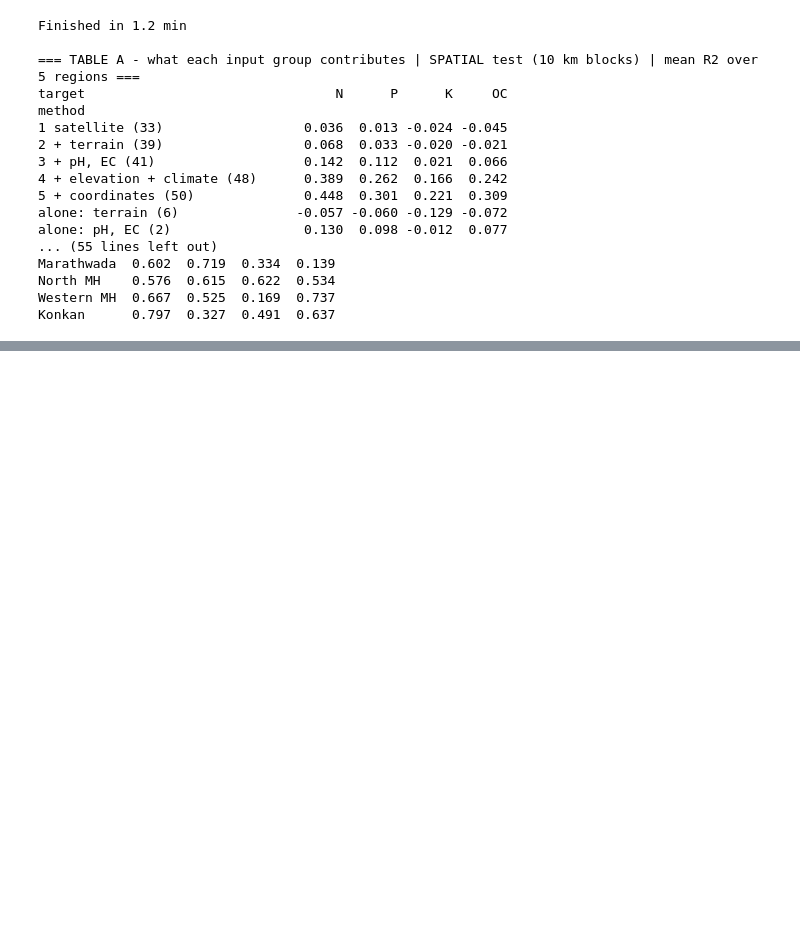
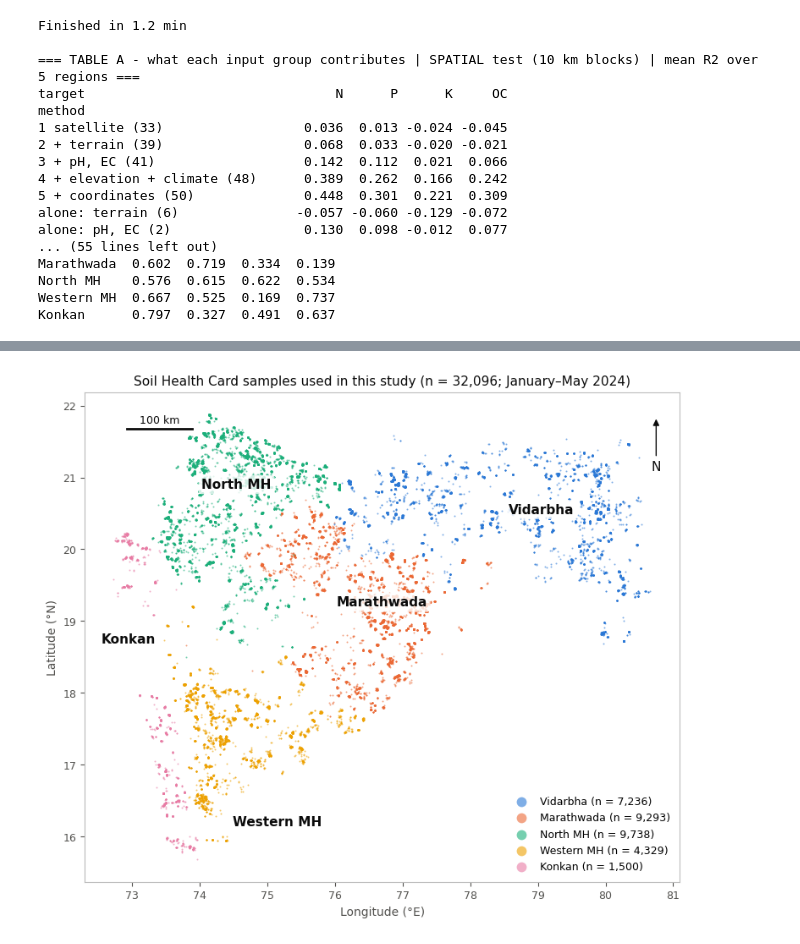
Before and after one commit to paresh-dhok/EXP_PAS_DOCS, a Jupyter notebook: new.ipynb, the cells around one changed output, grey strips where cells are left out. Drawn from its saved outputs; the diff is of its cells as text; code cells hidden in the pictures; blank space fills up the shorter version.

```diff
--- a/new.ipynb
+++ b/new.ipynb
@@ -4828,0 +5682,20 @@ Konkan      0.797  0.327  0.491  0.637
+# %%
+jobs = []
+for name in ["Random Forest", "MLP", "KNN", "LightGBM", "Linear (ridge)"]:     # slowest first
+    for t in TARGETS:
+        y = clus[t].to_numpy(float)[mask]
+        jobs.append((name, t, "spatial 10 km", X_nr, P_nr, y, G_nr, SEED))
+        jobs.append((name, t, "random 70/30", X_nr, P_nr, y, None, SEED))
+t0 = time.time()
+res51 = pd.DataFrame(Parallel(n_jobs=-1)(delayed(task44)(*j) for j in jobs))
+res51.to_csv(RES_DIR / "51_model_comparison_final.csv", index=False)
+print(f"Finished in {(time.time() - t0) / 60:.1f} min")
+print("\nCPU seconds per model (all jobs):", res51.groupby("model")["sec"].sum().round(0).to_dict())
+for m in ["R2", "RMSE"]:
+    for test in ["random 70/30", "spatial 10 km"]:
+        print(f"\n=== {m}, {test}, no Raigad, 39 inputs + neighbourhood ===")
+        print(res51[res51["test"] == test].pivot_table(index="model", columns="target", values=m)
+              .reindex(MODELS)[TARGETS].round(3).to_string())
+d = res51.pivot_table(index=["model", "target"], columns="test", values="R2")
+print("\n=== R2 drop, random 70/30 -> spatial 10 km ===")
+print((d["random 70/30"] - d["spatial 10 km"]).unstack("target").reindex(MODELS)[TARGETS].round(3).to_string())
@@ -4828,0 +5851,33 @@ Konkan      0.797  0.327  0.491  0.637
+# %%
+REG_COLORS = {"Vidarbha": "#2a78d6", "Marathwada": "#eb6834", "North MH": "#1baf7a",
+              "Western MH": "#eda100", "Konkan": "#e87ba4"}
+LABEL_POS = {"Konkan": (72.95, 18.75), "Western MH": (75.15, 16.2)}      # manual, to avoid overlap
+d = clus[mask]
+fig, ax = plt.subplots(figsize=(9, 6.5), constrained_layout=True)
+for r in REGIONS:
+    s = d[d["region"] == r]
+    ax.scatter(s["longitude"], s["latitude"], s=2, c=REG_COLORS[r], alpha=0.6, linewidths=0,
+               label=f"{r} (n = {len(s):,})", rasterized=True)
+for r in REGIONS:
+    s = d[d["region"] == r]
+    x, y = LABEL_POS.get(r, (s["longitude"].median(), s["latitude"].median()))
+    ax.text(x, y, r, fontsize=11, weight="bold", color="#0b0b0b", ha="center", va="center",
+            bbox=dict(boxstyle="round,pad=0.25", fc="white", ec="none", alpha=0.8))
+ax.set_aspect(1 / np.cos(np.deg2rad(d["latitude"].mean())))
+ax.set_xlim(72.3, 81.1)
+ax.set_xlabel("Longitude (°E)", color="#52514e"); ax.set_ylabel("Latitude (°N)", color="#52514e")
+ax.set_title(f"Soil Health Card samples used in this study (n = {len(d):,}; January–May 2024)", fontsize=11, color="#0b0b0b")
+ax.legend(markerscale=6, frameon=False, loc="lower right", fontsize=9)
+ax.tick_params(colors="#52514e", labelsize=9)
+for sp in ax.spines.values(): sp.set_color("#bbbbbb")
+lon0, lat0 = d["longitude"].min() + 0.2, d["latitude"].max() - 0.2          # 100 km scale bar, top left
+dlon = 100 / (111.32 * np.cos(np.deg2rad(lat0)))
+ax.plot([lon0, lon0 + dlon], [lat0, lat0], color="#0b0b0b", lw=2)
+ax.text(lon0 + dlon / 2, lat0 + 0.08, "100 km", ha="center", fontsize=9, color="#0b0b0b")
+ax.annotate("N", xy=(0.96, 0.95), xytext=(0.96, 0.84), xycoords="axes fraction", ha="center", fontsize=11,
+            color="#0b0b0b", arrowprops=dict(arrowstyle="-|>", color="#0b0b0b"))
+fig.savefig(RES_DIR / "54_study_area_map.png", dpi=300)
+d[["id", "longitude", "latitude", "region"]].to_csv(RES_DIR / "54_sample_points.csv", index=False)
+plt.show()
+# %% [output]
+[figure, added]
```
Also changed, not shown: parts of 20 cells of this notebook, 39 other files.
